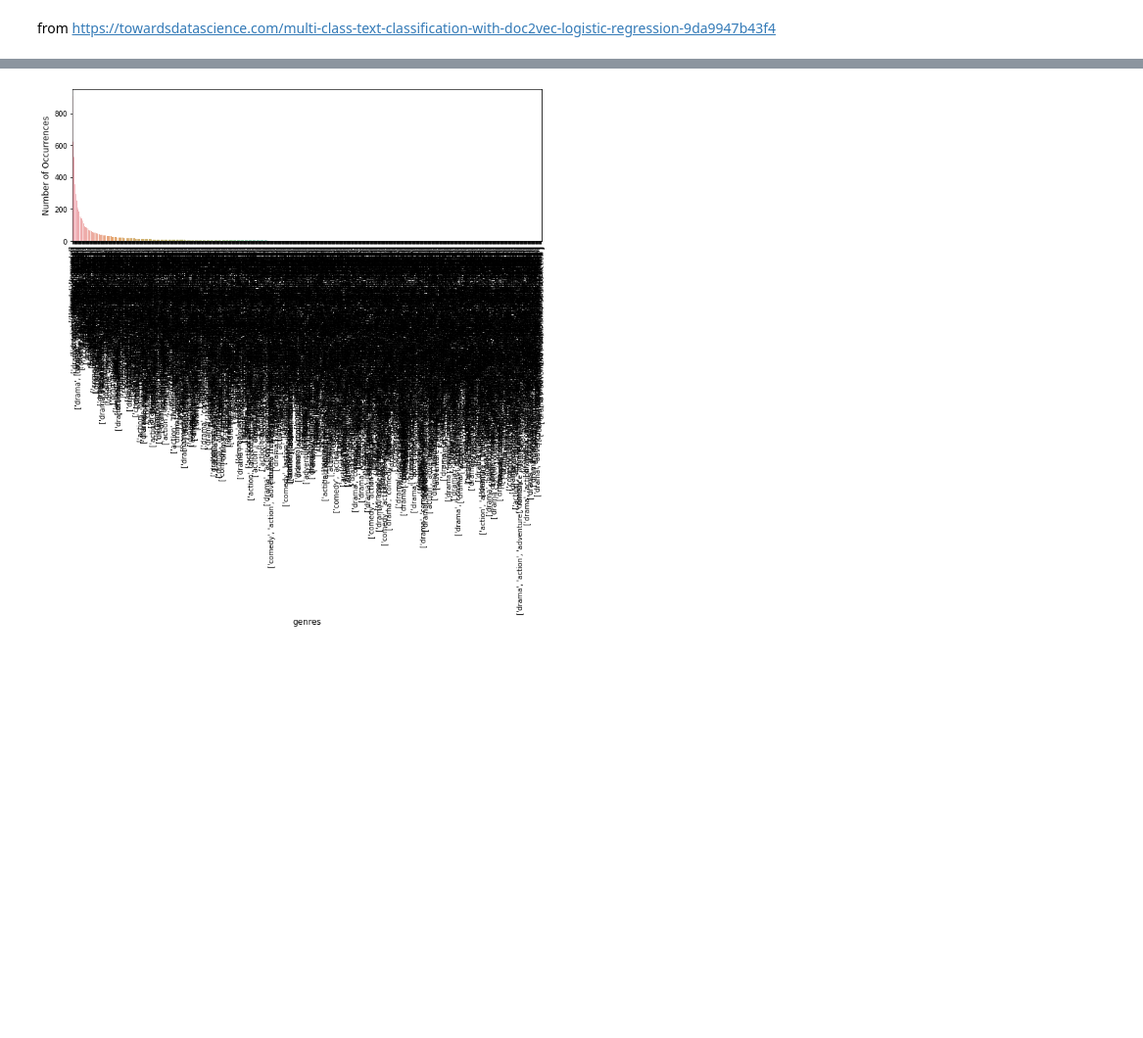
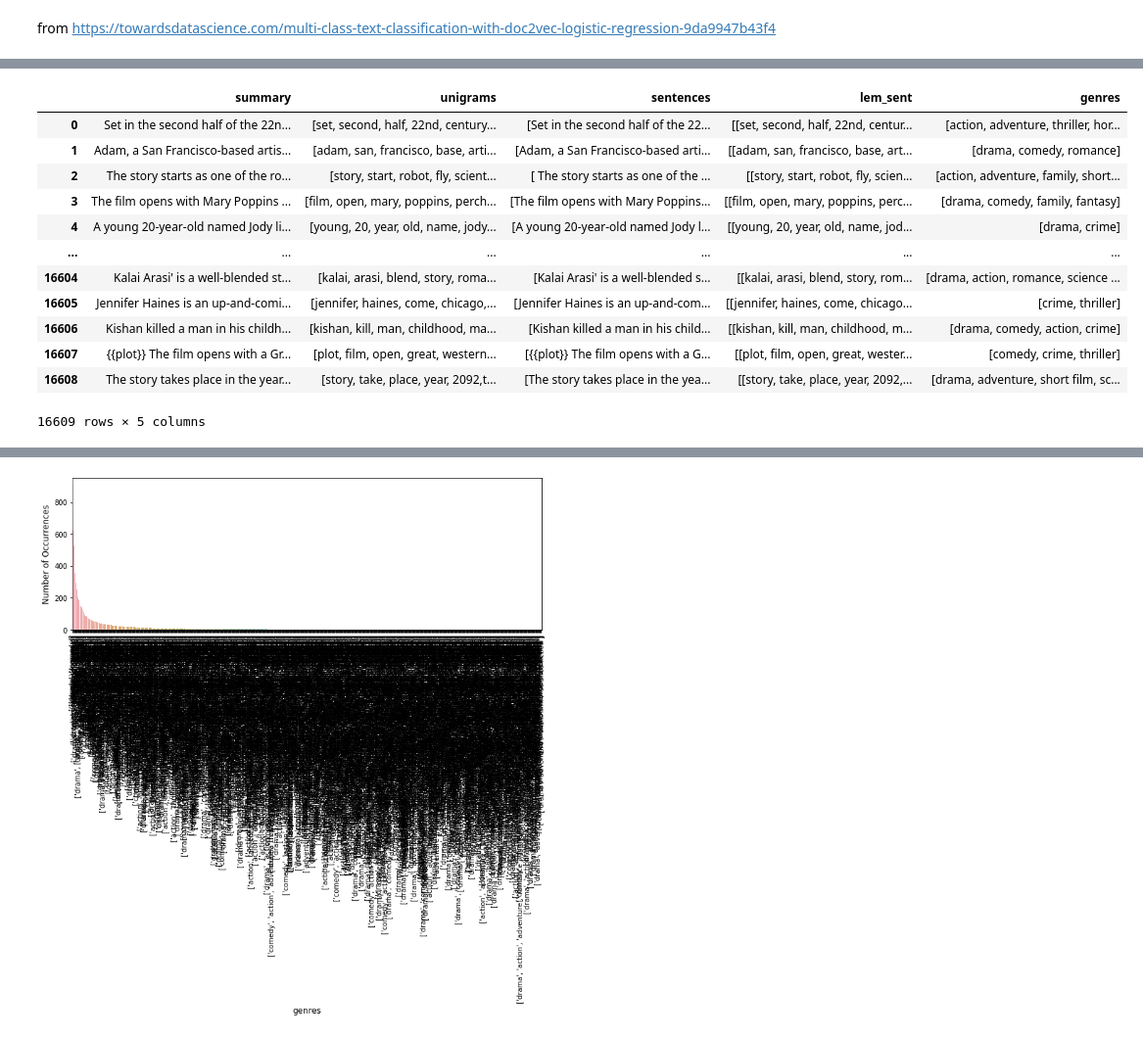
Before and after one commit to CIT-NLP/NLP-final-project, a Jupyter notebook: Doc2Vec.ipynb, the cells around one changed output, grey strips where cells are left out. Shown at 98% size. Drawn from its saved outputs; the diff is of its cells as text; code cells hidden in the pictures; blank space fills up the shorter version.

```diff
--- a/Doc2Vec.ipynb
+++ b/Doc2Vec.ipynb
@@ -27,3 +25,28 @@ df = pd.read_csv('processed_dataframe.csv')
+# %%
+from ast import literal_eval
+
+df = pd.read_csv('processed_dataframe.csv')
+
+df.drop('Unnamed: 0', axis = 1, inplace = True)
+
+for col in ['unigrams', 'sentences', 'lem_sent','genres']:
+  df[col] = df[col].apply(literal_eval)
+
+df
+# %% [output]
+|  | summary | unigrams | sentences | lem_sent | genres |
+| 0 | Set in the second half of the 22n... | [set, second, half, 22nd, century... | [Set in the second half of the 22... | [[set, second, half, 22nd, centur... | [action, adventure, thriller, hor... |
+| 1 | Adam, a San Francisco-based artis... | [adam, san, francisco, base, arti... | [Adam, a San Francisco-based arti... | [[adam, san, francisco, base, art... | [drama, comedy, romance] |
+| 2 | The story starts as one of the ro... | [story, start, robot, fly, scient... | [ The story starts as one of the ... | [[story, start, robot, fly, scien... | [action, adventure, family, short... |
+| 3 | The film opens with Mary Poppins ... | [film, open, mary, poppins, perch... | [The film opens with Mary Poppins... | [[film, open, mary, poppins, perc... | [drama, comedy, family, fantasy] |
+| 4 | A young 20-year-old named Jody li... | [young, 20, year, old, name, jody... | [A young 20-year-old named Jody l... | [[young, 20, year, old, name, jod... | [drama, crime] |
+| ... | ... | ... | ... | ... | ... |
+| 16604 | Kalai Arasi' is a well-blended st... | [kalai, arasi, blend, story, roma... | [Kalai Arasi' is a well-blended s... | [[kalai, arasi, blend, story, rom... | [drama, action, romance, science ... |
+| 16605 | Jennifer Haines is an up-and-comi... | [jennifer, haines, come, chicago,... | [Jennifer Haines is an up-and-com... | [[jennifer, haines, come, chicago... | [crime, thriller] |
+| 16606 | Kishan killed a man in his childh... | [kishan, kill, man, childhood, ma... | [Kishan killed a man in his child... | [[kishan, kill, man, childhood, m... | [drama, comedy, action, crime] |
+| 16607 | {{plot}} The film opens with a Gr... | [plot, film, open, great, western... | [{{plot}} The film opens with a G... | [[plot, film, open, great, wester... | [comedy, crime, thriller] |
+| 16608 | The story takes place in the year... | [story, take, place, year, 2092,t... | [The story takes place in the yea... | [[story, take, place, year, 2092,... | [drama, adventure, short film, sc... |
+16609 rows × 5 columns
 # %%
 df[:4]
 # %% [output]
```
Also changed, not shown: parts of 11 cells of this notebook.
